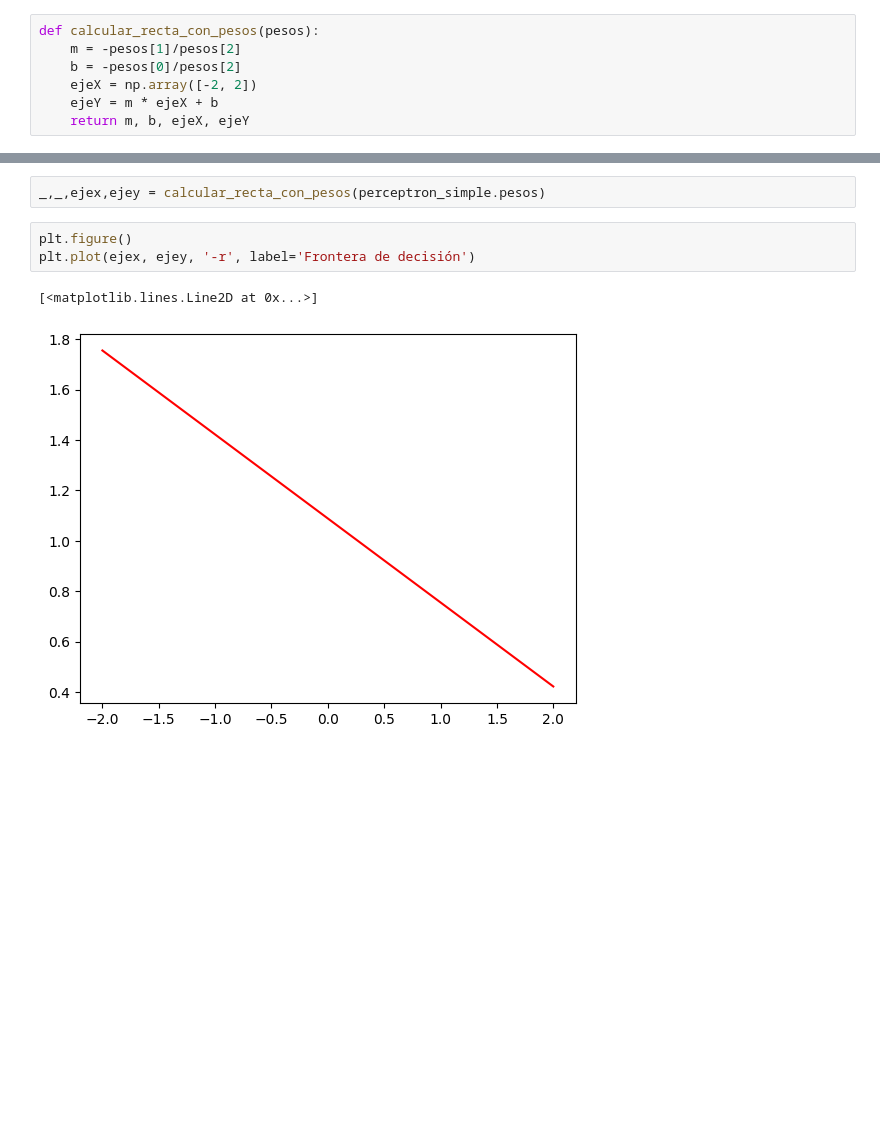
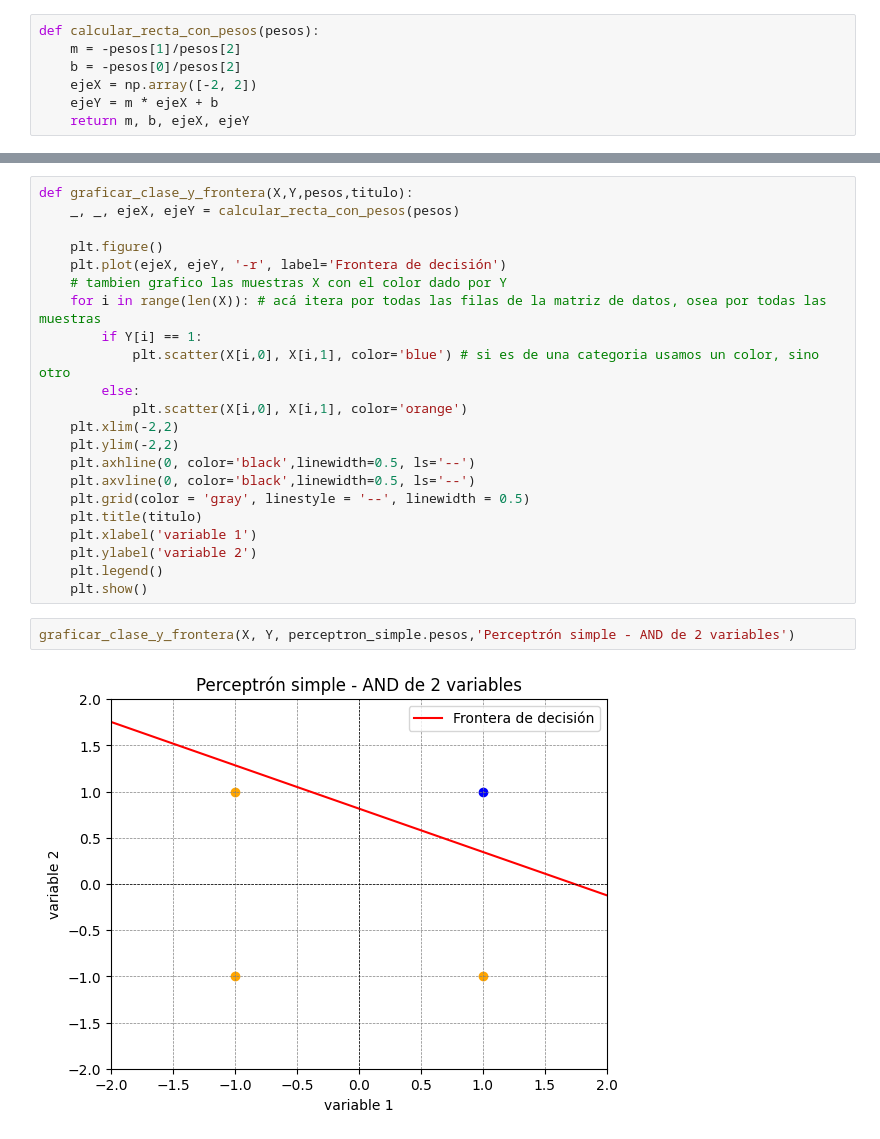
Before and after one commit to Icavicchioli/Redes-neuronales, a Jupyter notebook: tp2/TP2.ipynb, the cells around one changed output, grey strips where cells are left out. Cells and saved outputs as stored; diff of their text form; blank space fills up the shorter version.

```diff
--- a/tp2/TP2.ipynb
+++ b/tp2/TP2.ipynb
@@ -138,8 +143,26 @@ plt.plot(error_por_cambio)
-# %%
-_,_,ejex,ejey = calcular_recta_con_pesos(perceptron_simple.pesos)
 # %%
-plt.figure()
-plt.plot(ejex, ejey, '-r', label='Frontera de decisión')
+def graficar_clase_y_frontera(X,Y,pesos,titulo):
+    _, _, ejeX, ejeY = calcular_recta_con_pesos(pesos)
+
+    plt.figure()
+    plt.plot(ejeX, ejeY, '-r', label='Frontera de decisión')
+    # tambien grafico las muestras X con el color dado por Y
+    for i in range(len(X)): # acá itera por todas las filas de la matriz de datos, osea por todas las muestras
+        if Y[i] == 1:
+            plt.scatter(X[i,0], X[i,1], color='blue') # si es de una categoria usamos un color, sino otro
+        else:
+            plt.scatter(X[i,0], X[i,1], color='orange')
+    plt.xlim(-2,2)
+    plt.ylim(-2,2)
+    plt.axhline(0, color='black',linewidth=0.5, ls='--')
+    plt.axvline(0, color='black',linewidth=0.5, ls='--')
+    plt.grid(color = 'gray', linestyle = '--', linewidth = 0.5)
+    plt.title(titulo)
+    plt.xlabel('variable 1')
+    plt.ylabel('variable 2')
+    plt.legend()
+    plt.show()
-# %% [output]
-[<matplotlib.lines.Line2D at 0x...>]
-[figure, removed]
+# %%
+graficar_clase_y_frontera(X, Y, perceptron_simple.pesos,'Perceptrón simple - AND de 2 variables')
+# %% [output]
+[figure, added]
```
Also changed, not shown: parts of 14 cells of this notebook.
